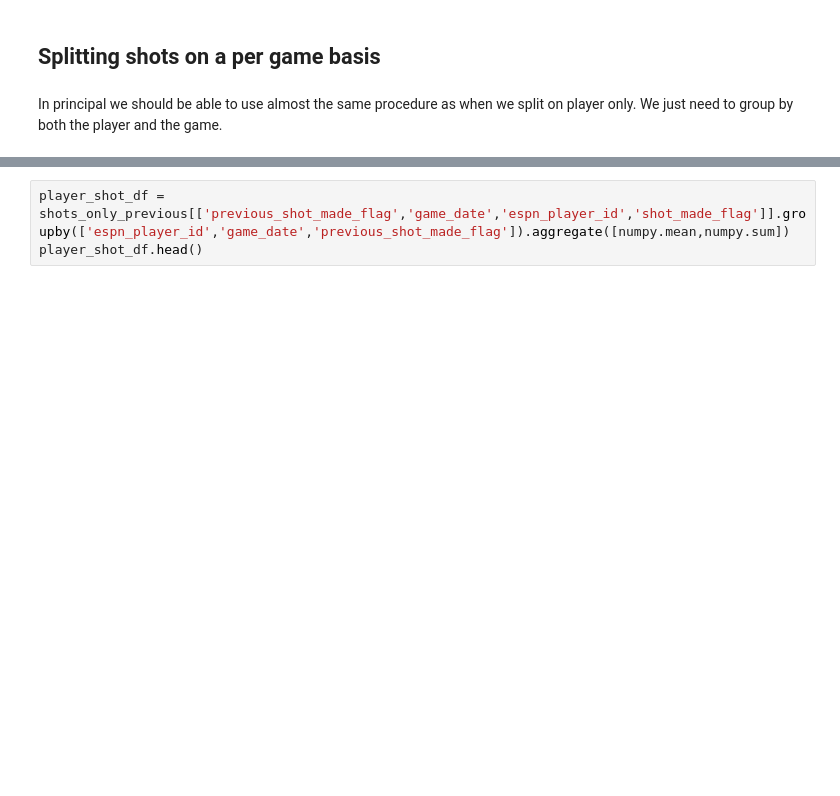
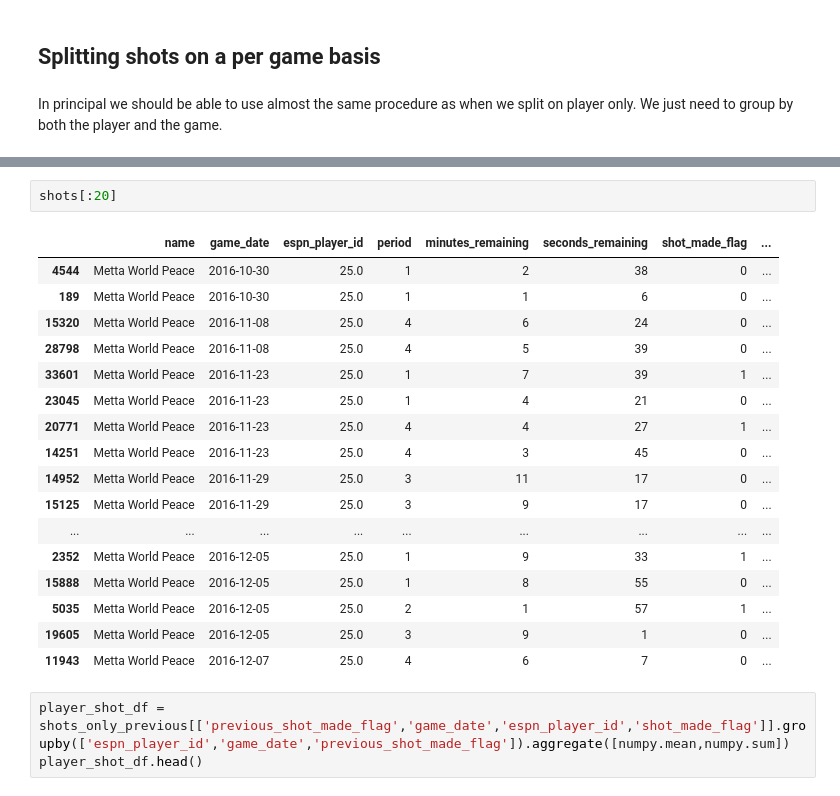
Before and after one commit to pbyrnes/hotHand, a Jupyter notebook: notebooks/hotHandEffect.ipynb, the cells around one changed output, grey strips where cells are left out. Cells and saved outputs as stored; diff of their text form; blank space fills up the shorter version.

```diff
--- a/notebooks/hotHandEffect.ipynb
+++ b/notebooks/hotHandEffect.ipynb
@@ -313,3 +360,23 @@ shots_only_previous.head()
+# %%
+shots[:20]
+# %% [output]
+|  | name | game_date | espn_player_id | period | minutes_remaining | seconds_remaining | shot_made_flag | ... |
+| 4544 | Metta World Peace | 2016-10-30 | 25.0 | 1 | 2 | 38 | 0 | ... |
+| 189 | Metta World Peace | 2016-10-30 | 25.0 | 1 | 1 | 6 | 0 | ... |
+| 15320 | Metta World Peace | 2016-11-08 | 25.0 | 4 | 6 | 24 | 0 | ... |
+| 28798 | Metta World Peace | 2016-11-08 | 25.0 | 4 | 5 | 39 | 0 | ... |
+| 33601 | Metta World Peace | 2016-11-23 | 25.0 | 1 | 7 | 39 | 1 | ... |
+| 23045 | Metta World Peace | 2016-11-23 | 25.0 | 1 | 4 | 21 | 0 | ... |
+| 20771 | Metta World Peace | 2016-11-23 | 25.0 | 4 | 4 | 27 | 1 | ... |
+| 14251 | Metta World Peace | 2016-11-23 | 25.0 | 4 | 3 | 45 | 0 | ... |
+| 14952 | Metta World Peace | 2016-11-29 | 25.0 | 3 | 11 | 17 | 0 | ... |
+| 15125 | Metta World Peace | 2016-11-29 | 25.0 | 3 | 9 | 17 | 0 | ... |
+| ... | ... | ... | ... | ... | ... | ... | ... | ... |
+| 2352 | Metta World Peace | 2016-12-05 | 25.0 | 1 | 9 | 33 | 1 | ... |
+| 15888 | Metta World Peace | 2016-12-05 | 25.0 | 1 | 8 | 55 | 0 | ... |
+| 5035 | Metta World Peace | 2016-12-05 | 25.0 | 2 | 1 | 57 | 1 | ... |
+| 19605 | Metta World Peace | 2016-12-05 | 25.0 | 3 | 9 | 1 | 0 | ... |
+| 11943 | Metta World Peace | 2016-12-07 | 25.0 | 4 | 6 | 7 | 0 | ... |
 # %%
 player_shot_df = shots_only_previous[['previous_shot_made_flag','game_date','espn_player_id','shot_made_flag']].groupby(['espn_player_id','game_date','previous_shot_made_flag']).aggregate([numpy.mean,numpy.sum])
 player_shot_df.head()
```
Also changed, not shown: parts of 6 cells of this notebook.
